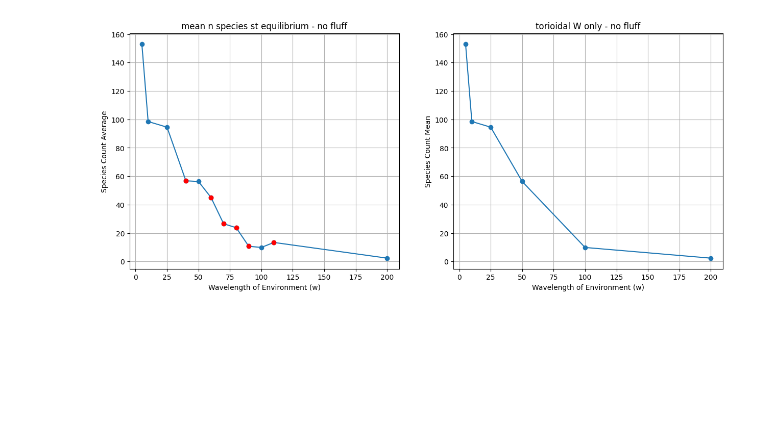
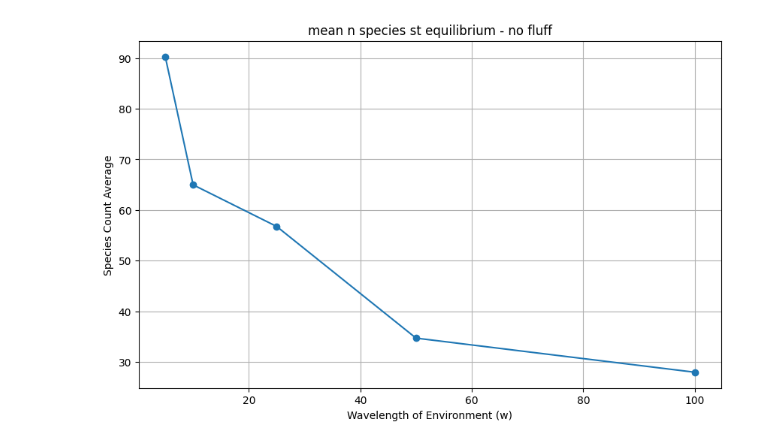
Before and after one commit to giuliabernardinieco/revosim-simulations, a Jupyter notebook: removing-fluff.ipynb, the cells around one changed output. Cells and saved outputs as stored; diff of their text form; code cells hidden in the pictures; blank space fills up the shorter version.

```diff
--- a/removing-fluff.ipynb
+++ b/removing-fluff.ipynb
@@ -37,6 +37,15 @@ folder_paths = ['/Users/gb4818/Library/CloudStorage/OneDrive-ImperialCollegeLond
 
 # Define folder labels
 folder_labels = ['w=5', 'w=10', 'w=25', 'w=40', 'w=50', 'w=60','w=70','w=80', 'w=90', 'w=100', 'w=110', 'w=200']
+# %%
+#freq that are on blue as sin, red as 0 and green on 127, 64 BITS GENOME
+folder_paths = ['/Users/gb4818/Library/CloudStorage/OneDrive-ImperialCollegeLondon/Rev-res-in/3rd batches - Blue and Green/64-bits-genome/5w_64_bits',
+                '/Users/gb4818/Library/CloudStorage/OneDrive-ImperialCollegeLondon/Rev-res-in/3rd batches - Blue and Green/64-bits-genome/10w_64_bits',
+                '/Users/gb4818/Library/CloudStorage/OneDrive-ImperialCollegeLondon/Rev-res-in/3rd batches - Blue and Green/64-bits-genome/25w_64_bits',
+                '/Users/gb4818/Library/CloudStorage/OneDrive-ImperialCollegeLondon/Rev-res-in/3rd batches - Blue and Green/64-bits-genome/50w_64_bits',
+                '/Users/gb4818/Library/CloudStorage/OneDrive-ImperialCollegeLondon/Rev-res-in/3rd batches - Blue and Green/64-bits-genome/100w_64_bits',]
+# Define folder labels
+folder_labels = [ 5, 10, 25, 50, 100]
 # %%
 # Create a list to store average DataFrames for each folder
 average_dataframes = []
@@ -155,7 +162,7 @@ The number of simulations (N) for this environment are:  100
 ### Now I'm creating a graph that will show the wavelength on the xaxis and the average/median SP that we had at equilibrium
 
 # Define numerical values corresponding to each w
-w_values = [5, 10, 25, 40, 50, 60, 70, 80, 90, 100, 110, 200]
+w_values = [5, 10, 25, 50, 100]
 # Create a list to store species counts at each iteration number
 iteration_numbers = [49999]
 species_counts_at_iterations_mean = []
@@ -173,55 +180,55 @@ for iteration_number in iteration_numbers:
         if not row_at_iteration.empty:
             species_counts_at_iteration_mean_temp.append(row_at_iteration['Species_count'].values[0])
         else:
             species_counts_at_iteration_mean_temp.append(None)
 
     # Append the species counts at the current iteration number to the main list
     species_counts_at_iterations_mean.append(species_counts_at_iteration_mean_temp)
 
     # Loop through the folders
     for median_data in median_dataframes:
         row_at_iteration = median_data[median_data['Iteration_number'] == iteration_number]
         if not row_at_iteration.empty:
             species_counts_at_iteration_median_temp.append(row_at_iteration['Species_count'].values[0])
         else:
             species_counts_at_iteration_median_temp.append(None)
 
     # Append the species counts at the current iteration number to the main list
     species_counts_at_iterations_median.append(species_counts_at_iteration_median_temp)
 
 # Plot the data
-plt.figure(figsize=(15, 6))
+plt.figure(figsize=(10, 6))
 
-subplot_mean = plt.subplot(1, 2, 1)
+# subplot_mean = plt.subplot(1, 2, 1)
 for i, iteration_number in enumerate(iteration_numbers):
     plt.plot(w_values, species_counts_at_iterations_mean[i], marker='o', label=f'Iteration {iteration_number}')
-# Highlight specific points in red
-highlight_w_values = [40, 60, 70, 80, 90, 110]
-for i, iteration_number in enumerate(iteration_numbers):
-    highlighted_indices = [w_values.index(w) for w in highlight_w_values]
-    plt.scatter(
-        [w_values[idx] for idx in highlighted_indices],
-        [species_counts_at_iterations_mean[i][idx] for idx in highlighted_indices],
-        color='red',
-        zorder=2
-    )
+# # Highlight specific points in red
+# highlight_w_values = [40, 60, 70, 80, 90, 110]
+# for i, iteration_number in enumerate(iteration_numbers):
+#     highlighted_indices = [w_values.index(w) for w in highlight_w_values]
+#     plt.scatter(
+#         [w_values[idx] for idx in highlighted_indices],
+#         [species_counts_at_iterations_mean[i][idx] for idx in highlighted_indices],
+#         color='red',
+#         zorder=2
+#     )
 plt.title('mean n species st equilibrium - no fluff')
 plt.xlabel('Wavelength of Environment (w)')
 plt.ylabel('Species Count Average')
 plt.grid(True)
 
-plt.subplot(1, 2, 2)
-subplot_median = plt.subplot(1, 2, 2)
-for i, iteration_number in enumerate(iteration_numbers):
-    # Exclude specific values from w_values and corresponding species_counts
-    filtered_w_values = [w for w in w_values if w not in highlight_w_values]
-    filtered_species_counts = [count for w, count in zip(w_values, species_counts_at_iterations_mean[i]) if w not in highlight_w_values]
+# plt.subplot(1, 2, 2)
+# subplot_median = plt.subplot(1, 2, 2)
+# for i, iteration_number in enumerate(iteration_numbers):
+#     # Exclude specific values from w_values and corresponding species_counts
+#     filtered_w_values = [w for w in w_values if w not in highlight_w_values]
+#     filtered_species_counts = [count for w, count in zip(w_values, species_counts_at_iterations_mean[i]) if w not in highlight_w_values]
 
-    plt.plot(filtered_w_values, filtered_species_counts, marker='o', label=f'Iteration {iteration_number}')
-plt.title('torioidal W only - no fluff')
-plt.xlabel('Wavelength of Environment (w)')
-plt.ylabel('Species Count Mean')
-plt.grid(True)
-plt.show()
+#     plt.plot(filtered_w_values, filtered_species_counts, marker='o', label=f'Iteration {iteration_number}')
+# plt.title('torioidal W only - no fluff')
+# plt.xlabel('Wavelength of Environment (w)')
+# plt.ylabel('Species Count Mean')
+# plt.grid(True)
+# plt.show()
 # %% [output]
-[figure, old version]
+[figure, new version]
```
Also changed, not shown: parts of 1 cell of this notebook.
